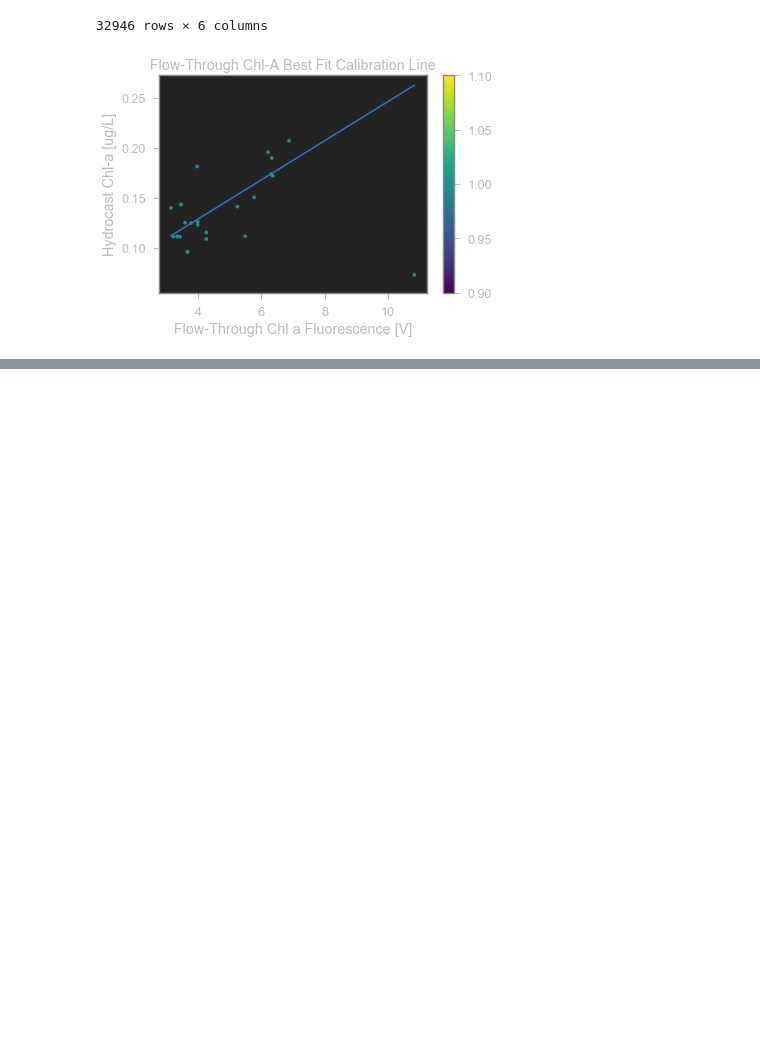
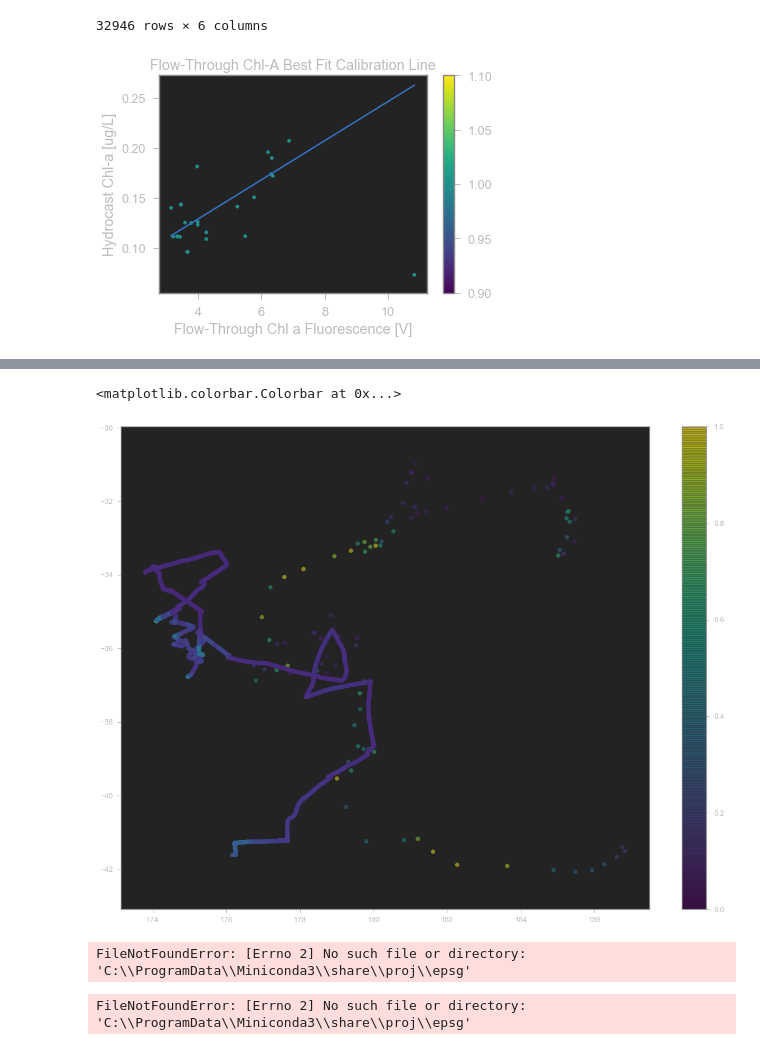
Before and after one commit to AmyPhung/chl-a-comparison, a Jupyter notebook: Workbook9 (major revision).ipynb, the cells around one changed output, grey strips where cells are left out. Cells and saved outputs as stored; diff of their text form; code cells hidden in the pictures; blank space fills up the shorter version.

Commit message:
Add bgc and flow through comparison graph

```diff
--- a/Workbook9 (major revision).ipynb
+++ b/Workbook9 (major revision).ipynb
@@ -607,3 +630,8 @@ display(ft_data.df)
 | 32945 | FT | -41.615367 | 176.162083 | 0.249582 | 1.583990e+09 | 32946 |
 32946 rows × 6 columns
 [figure]
+# %%
+# Merge datasets
+frames = [bgc_data.df, ft_data.df]
+compiled_df = pd.concat(frames, ignore_index=True)
+compiled_df
@@ -609,0 +652,42 @@ display(ft_data.df)
+# %%
+plt.rcParams['figure.figsize'] = [20, 15]
+plt.scatter(compiled_df["Long"], compiled_df["Lat"], c=compiled_df["Chl-A"],
+            alpha=0.5, vmin=0, vmax=1)
+plt.axis("equal")
+plt.colorbar()
+# %% [output]
+<matplotlib.colorbar.Colorbar at 0x...>
+[figure, added]
+# %%
+from mpl_toolkits.basemap import Basemap
+import matplotlib.pyplot as plt
+# setup Lambert Conformal basemap.
+m = Basemap(width=12000000,height=9000000,projection='lcc',
+            resolution='c',lat_1=45.,lat_2=55,lat_0=50,lon_0=-107.)
+# draw coastlines.
+m.drawcoastlines()
+# draw a boundary around the map, fill the background.
+# this background will end up being the ocean color, since
+# the continents will be drawn on top.
+m.drawmapboundary(fill_color='aqua')
+# fill continents, set lake color same as ocean color.
+m.fillcontinents(color='coral',lake_color='aqua')
+plt.show()
+
+import os
+os.environ["PROJ_LIB"] = "C:\\Utilities\\Python\\Anaconda\\Library\\share"; #fixr
+from mpl_toolkits.basemap import Basemap
+# %% [output]
+FileNotFoundError: [Errno 2] No such file or directory: 'C:\\ProgramData\\Miniconda3\\share\\proj\\epsg'
+# %%
+import os
+import conda
+
+conda_file_dir = conda.__file__
+conda_dir = conda_file_dir.split('lib')[0]
+proj_lib = os.path.join(os.path.join(conda_dir, 'share'), 'proj')
+os.environ["PROJ_LIB"] = proj_lib
+
+from mpl_toolkits.basemap import Basemap
+# %% [output]
+FileNotFoundError: [Errno 2] No such file or directory: 'C:\\ProgramData\\Miniconda3\\share\\proj\\epsg'
```
Also changed, not shown: parts of 3 cells of this notebook.
